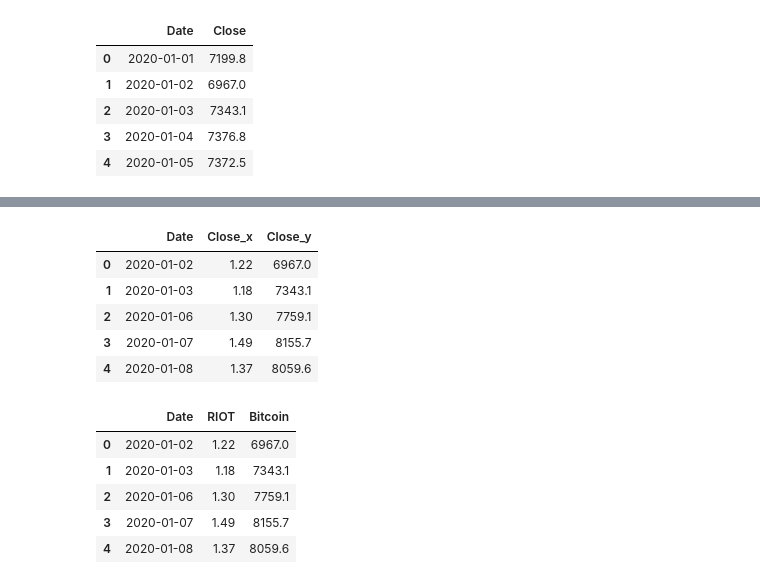
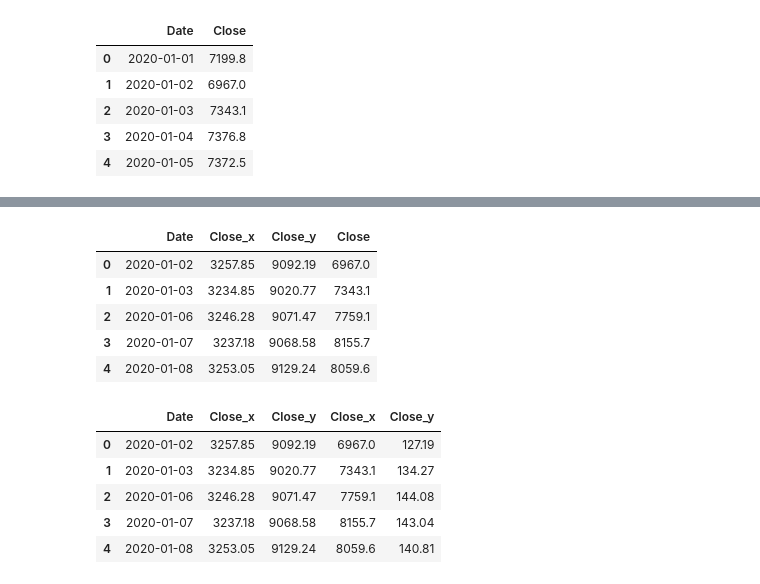
Before and after one commit to justinboggs/finance, a Jupyter notebook: correlate.ipynb, the cells around one changed output, grey strips where cells are left out. Cells and saved outputs as stored; diff of their text form; code cells hidden in the pictures.

```diff
--- a/correlate.ipynb
+++ b/correlate.ipynb
@@ -36,0 +56,3 @@ print(df.head())
+# %%
+nasdaq.reset_index(inplace = True)
+print(nasdaq.head())
@@ -56,0 +99,3 @@ df.head()
+# %%
+sp500 = sp500[['Date', 'Close']]
+sp500.head()
@@ -56,0 +109,3 @@ df.head()
+# %%
+nasdaq = nasdaq[['Date', 'Close']]
+nasdaq.head()
@@ -66,0 +149,3 @@ btc.head()
+# %%
+all = sp500.merge(nasdaq, on='Date', how='left')
+all.head()
@@ -67,20 +159,20 @@ btc.head()
 # %%
-all = df.merge(btc, on='Date', how='left')
+all = all.merge(btc, on='Date', how='left')
 all.head()
 # %% [output]
-|  | Date | Close_x | Close_y |
-| 0 | 2020-01-02 | 1.22 | 6967.0 |
-| 1 | 2020-01-03 | 1.18 | 7343.1 |
-| 2 | 2020-01-06 | 1.30 | 7759.1 |
-| 3 | 2020-01-07 | 1.49 | 8155.7 |
-| 4 | 2020-01-08 | 1.37 | 8059.6 |
+|  | Date | Close_x | Close_y | Close |
+| 0 | 2020-01-02 | 3257.85 | 9092.19 | 6967.0 |
+| 1 | 2020-01-03 | 3234.85 | 9020.77 | 7343.1 |
+| 2 | 2020-01-06 | 3246.28 | 9071.47 | 7759.1 |
+| 3 | 2020-01-07 | 3237.18 | 9068.58 | 8155.7 |
+| 4 | 2020-01-08 | 3253.05 | 9129.24 | 8059.6 |
 # %%
-all.columns = ['Date', stock, 'Bitcoin']
+all = all.merge(eth, on='Date', how='left')
 all.head()
 # %% [output]
-|  | Date | RIOT | Bitcoin |
-| 0 | 2020-01-02 | 1.22 | 6967.0 |
-| 1 | 2020-01-03 | 1.18 | 7343.1 |
-| 2 | 2020-01-06 | 1.30 | 7759.1 |
-| 3 | 2020-01-07 | 1.49 | 8155.7 |
-| 4 | 2020-01-08 | 1.37 | 8059.6 |
+|  | Date | Close_x | Close_y | Close_x | Close_y |
+| 0 | 2020-01-02 | 3257.85 | 9092.19 | 6967.0 | 127.19 |
+| 1 | 2020-01-03 | 3234.85 | 9020.77 | 7343.1 | 134.27 |
+| 2 | 2020-01-06 | 3246.28 | 9071.47 | 7759.1 | 144.08 |
+| 3 | 2020-01-07 | 3237.18 | 9068.58 | 8155.7 | 143.04 |
+| 4 | 2020-01-08 | 3253.05 | 9129.24 | 8059.6 | 140.81 |
```
Also changed, not shown: parts of 27 cells of this notebook, 2 other files.
